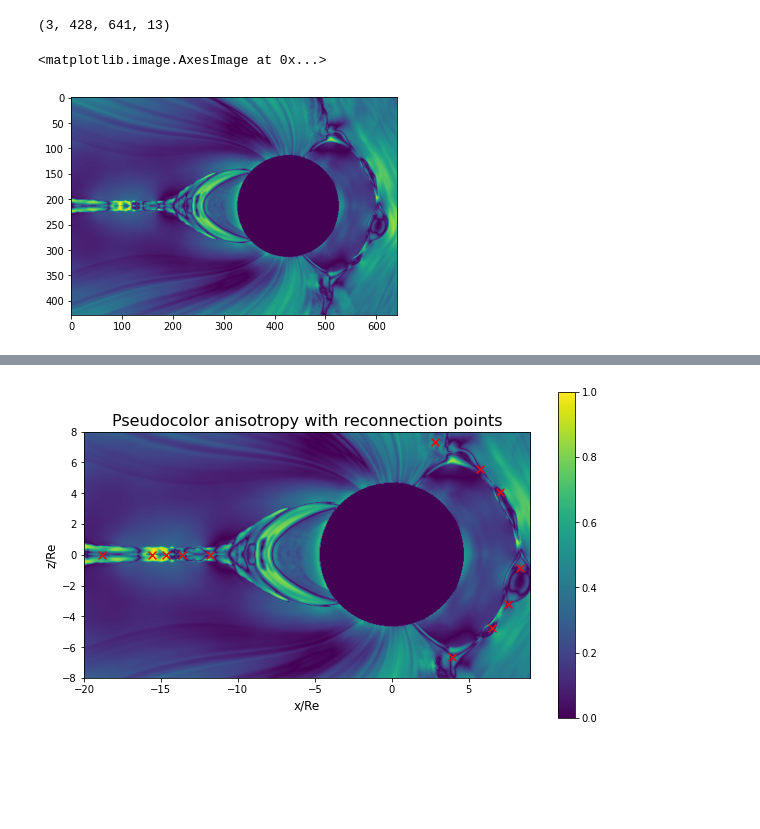
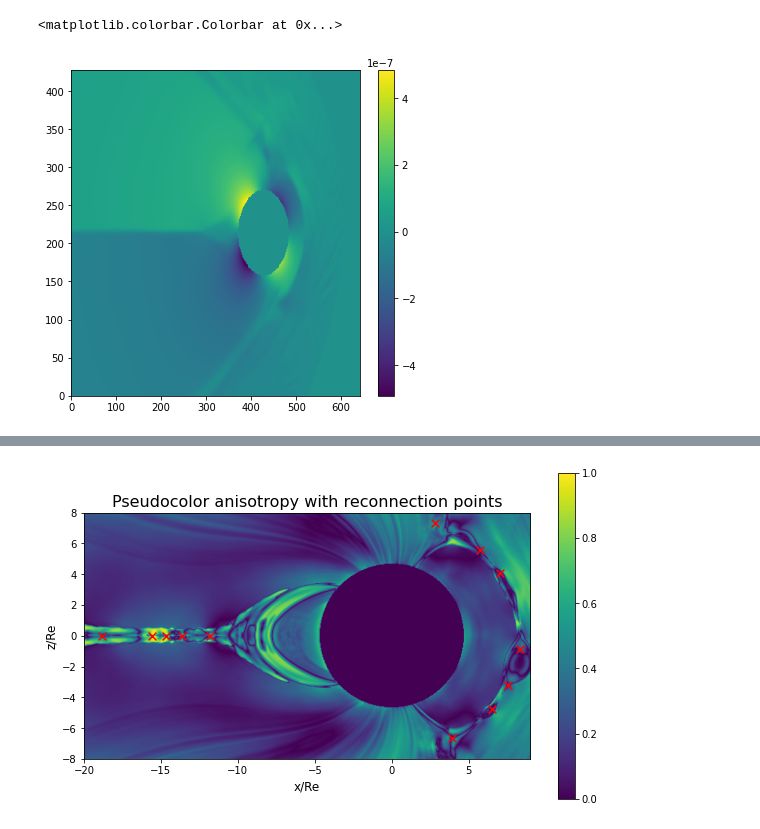
Before and after one commit to deinal/2d-reconnection-data, a Jupyter notebook: visualize_features.ipynb, the cells around one changed output, grey strips where cells are left out. Drawn from its saved outputs; the diff is of its cells as text; code cells hidden in the pictures; blank space fills up the shorter version.

```diff
--- a/visualize_features.ipynb
+++ b/visualize_features.ipynb
@@ -6,9 +0,0 @@ data = np.load('plasma_example/frames_3600_to_3602.npy')
-# %%
-data.shape
-# %% [output]
-(3, 428, 641, 13)
-# %%
-plt.imshow(data[-2, :, :, 1])
-# %% [output]
-<matplotlib.image.AxesImage at 0x...>
-[figure, removed]
@@ -22,3 +1,20 @@ zmax = data['zmax']
+# %%
+import numpy as np
+import matplotlib.pyplot as plt
+
+#data = np.load('../asdf/BCH_1800.npy')
+#data = np.load('../asdf/BCQ_1800.npy')
+#data = np.load('../asdf/BGD_800.npy')
+data = np.load('../asdf/BGF_300.npy')
+#print('data shape',data.shape)
+
+fig = plt.figure(figsize=(22, 6))
+ax1 = fig.add_subplot(1, 3, 1)
+c1 = ax1.pcolor(data[:,:,5])
+fig.colorbar(c1, ax=ax1)
+# %% [output]
+<matplotlib.colorbar.Colorbar at 0x...>
+[figure, added]
 # %%
 earth = data['rho'] == 0
 not_earth = ~earth
```
Also changed, not shown: parts of 6 cells of this notebook, 3 other files.
